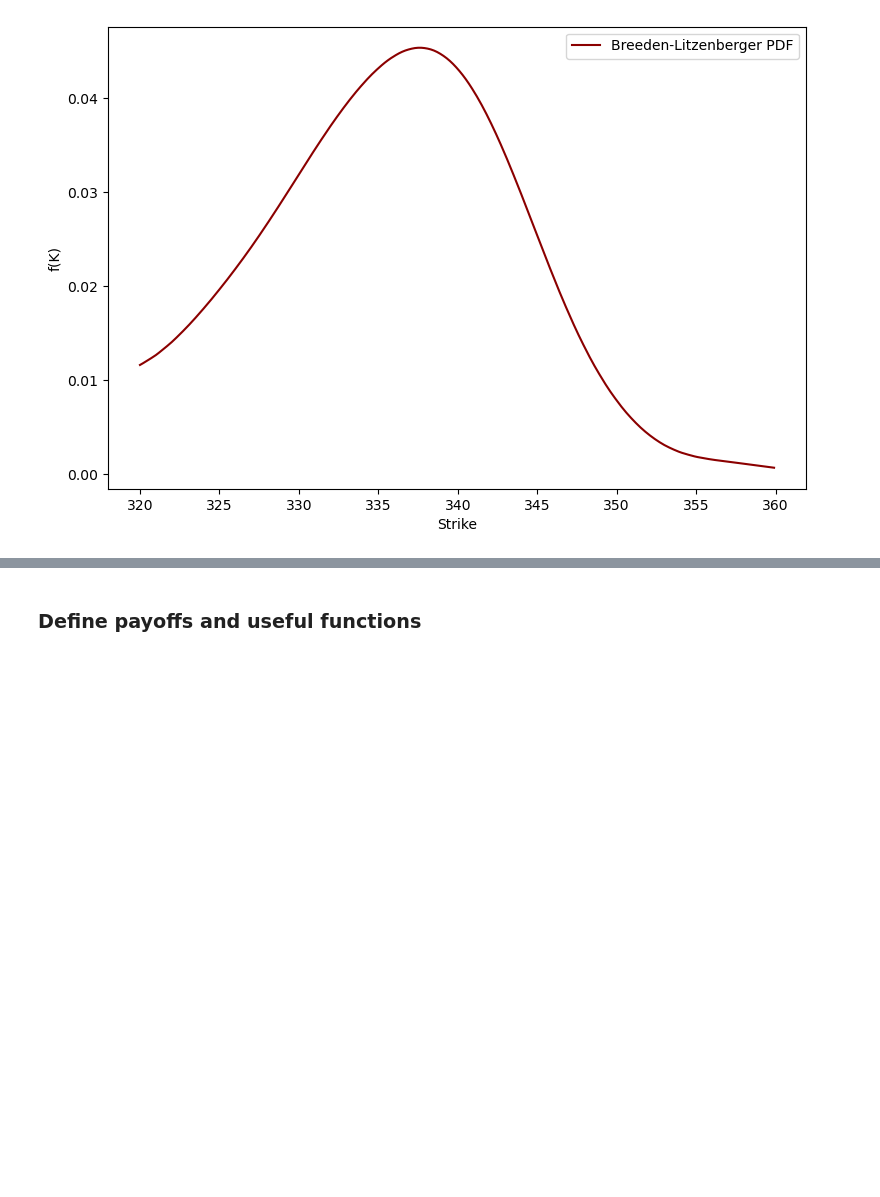
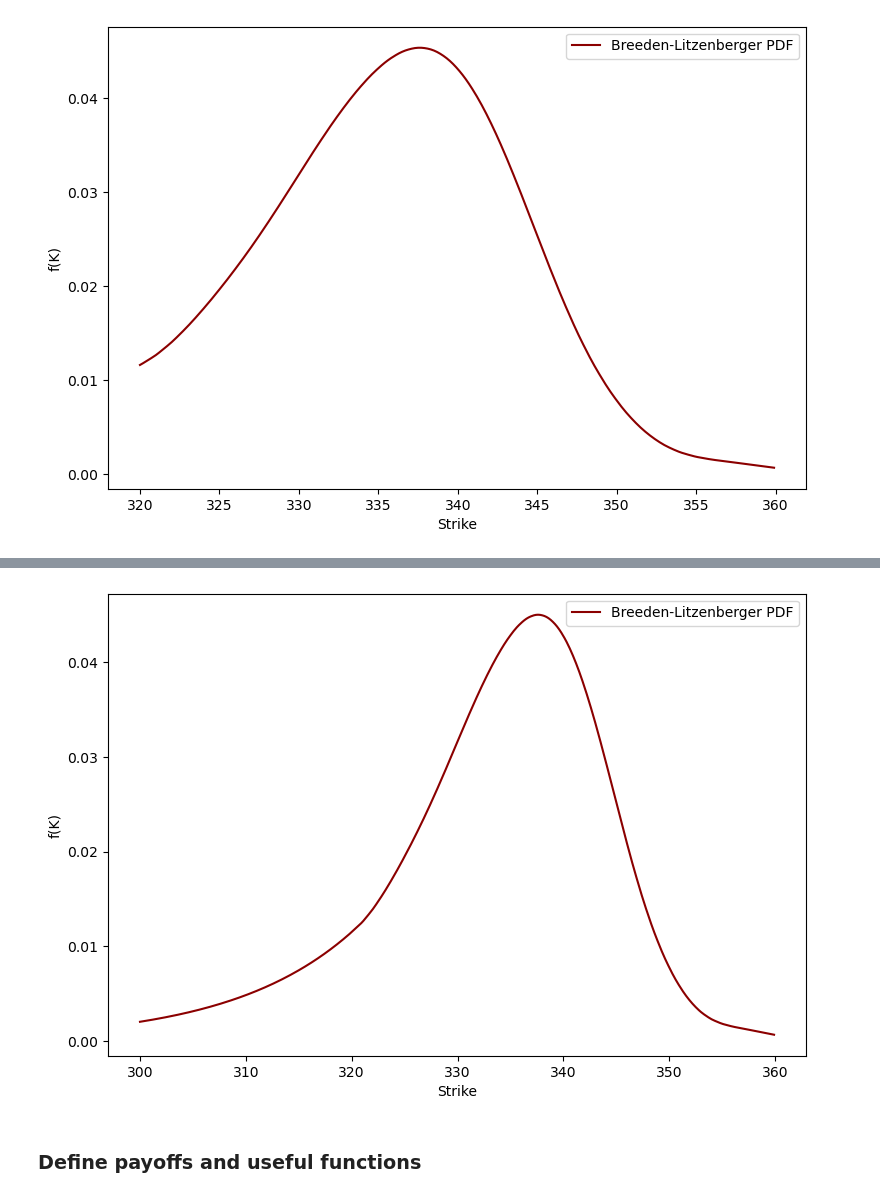
Before and after one commit to astavrop0/Derivative_structuring_and_implied_risk_aversion, a Jupyter notebook: notebooks/Risk Neutral pdf with BL.ipynb, the cells around one changed output, grey strips where cells are left out. Cells and saved outputs as stored; diff of their text form; code cells hidden in the pictures; blank space fills up the shorter version.

```diff
--- a/notebooks/Risk Neutral pdf with BL.ipynb
+++ b/notebooks/Risk Neutral pdf with BL.ipynb
@@ -204,3 +257,13 @@ plt.show()
+# %%
+plt.figure(figsize=(9,6))
+plt.plot(rn_pdf[:, 0], rn_pdf[:, 1], "darkred")
+plt.xlabel("Strike")
+plt.ylabel("f(K)")
+plt.legend(["Breeden-Litzenberger PDF"], loc="best")
+# plt.savefig("breeden_litzenberger_pdf.png", dpi=300)
+plt.show()
+# %% [output]
+[figure, added]
 # %% [markdown]
 ### Define payoffs and useful functions
 # %%
```
Also changed, not shown: parts of 29 cells of this notebook.
